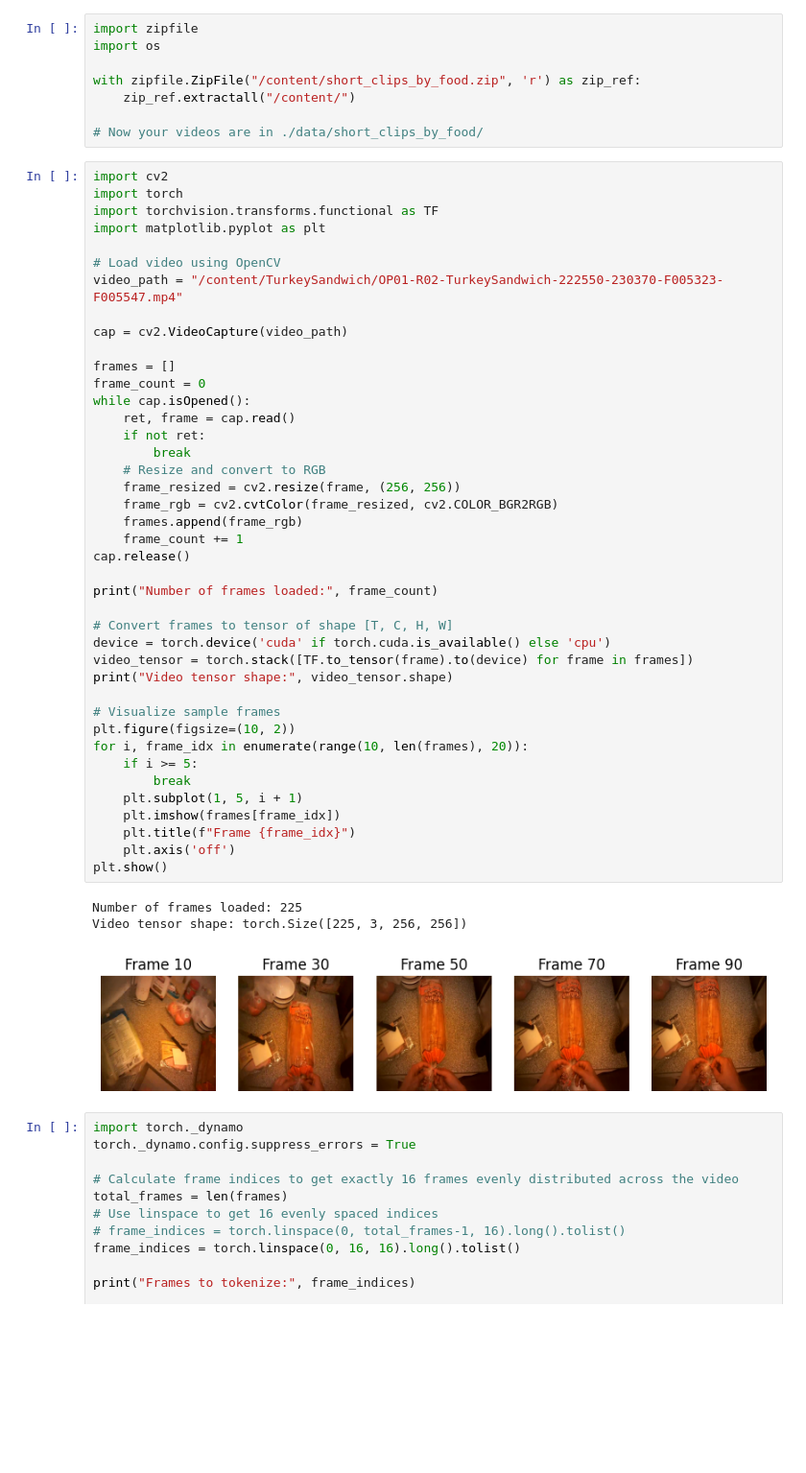
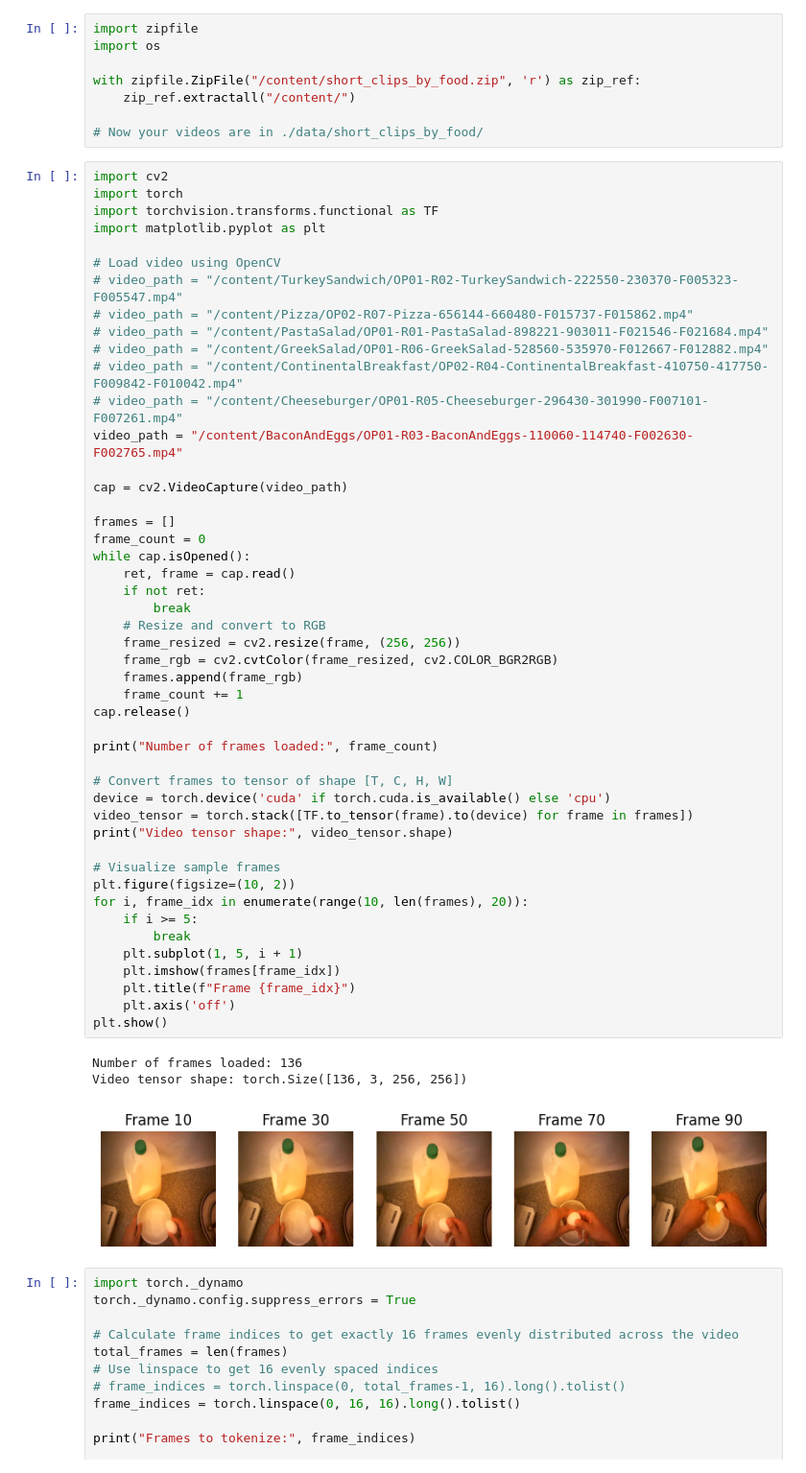
Before and after one commit to kerryzl77/video-tokenizer, a Jupyter notebook: EGTEA/Process visual result for report.ipynb, the cells around one changed output. Shown at 96% size. Cells and saved outputs as stored; diff of their text form; blank space fills up the shorter version.

Commit message:
Complete visuals

```diff
--- a/EGTEA/Process visual result for report.ipynb
+++ b/EGTEA/Process visual result for report.ipynb
@@ -113,7 +113,13 @@ import torchvision.transforms.functional as TF
 import matplotlib.pyplot as plt
 
 # Load video using OpenCV
-video_path = "/content/TurkeySandwich/OP01-R02-TurkeySandwich-222550-230370-F005323-F005547.mp4"
+# video_path = "/content/TurkeySandwich/OP01-R02-TurkeySandwich-222550-230370-F005323-F005547.mp4"
+# video_path = "/content/Pizza/OP02-R07-Pizza-656144-660480-F015737-F015862.mp4"
+# video_path = "/content/PastaSalad/OP01-R01-PastaSalad-898221-903011-F021546-F021684.mp4"
+# video_path = "/content/GreekSalad/OP01-R06-GreekSalad-528560-535970-F012667-F012882.mp4"
+# video_path = "/content/ContinentalBreakfast/OP02-R04-ContinentalBreakfast-410750-417750-F009842-F010042.mp4"
+# video_path = "/content/Cheeseburger/OP01-R05-Cheeseburger-296430-301990-F007101-F007261.mp4"
+video_path = "/content/BaconAndEggs/OP01-R03-BaconAndEggs-110060-114740-F002630-F002765.mp4"
 
 cap = cv2.VideoCapture(video_path)
 
@@ -121,36 +127,36 @@ frames = []
 frame_count = 0
 while cap.isOpened():
     ret, frame = cap.read()
     if not ret:
         break
     # Resize and convert to RGB
     frame_resized = cv2.resize(frame, (256, 256))
     frame_rgb = cv2.cvtColor(frame_resized, cv2.COLOR_BGR2RGB)
     frames.append(frame_rgb)
     frame_count += 1
 cap.release()
 
 print("Number of frames loaded:", frame_count)
 
 # Convert frames to tensor of shape [T, C, H, W]
 device = torch.device('cuda' if torch.cuda.is_available() else 'cpu')
 video_tensor = torch.stack([TF.to_tensor(frame).to(device) for frame in frames])
 print("Video tensor shape:", video_tensor.shape)
 
 # Visualize sample frames
 plt.figure(figsize=(10, 2))
 for i, frame_idx in enumerate(range(10, len(frames), 20)):
     if i >= 5:
         break
     plt.subplot(1, 5, i + 1)
     plt.imshow(frames[frame_idx])
     plt.title(f"Frame {frame_idx}")
     plt.axis('off')
 plt.show()
 # %% [output]
-Number of frames loaded: 225
-Video tensor shape: torch.Size([225, 3, 256, 256])
+Number of frames loaded: 136
+Video tensor shape: torch.Size([136, 3, 256, 256])
-[figure, old version]
+[figure, new version]
 # %%
 import torch._dynamo
 torch._dynamo.config.suppress_errors = True
```
Also changed, not shown: parts of 4 cells of this notebook.
